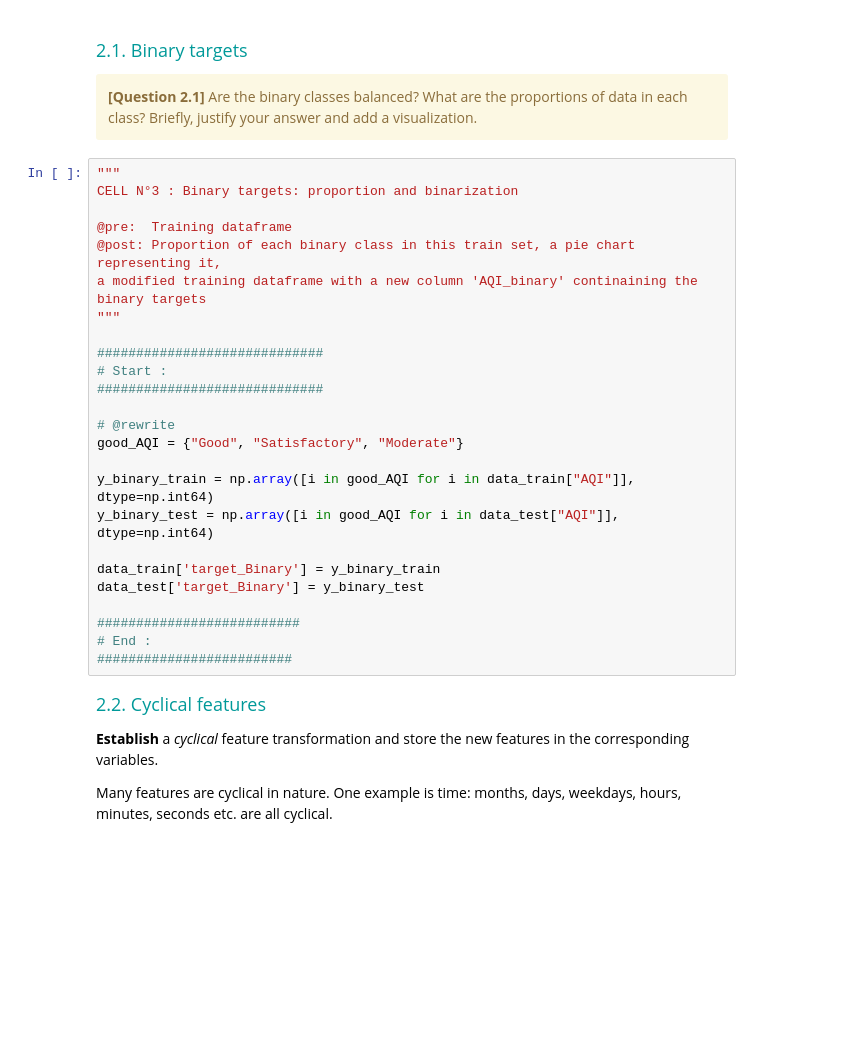
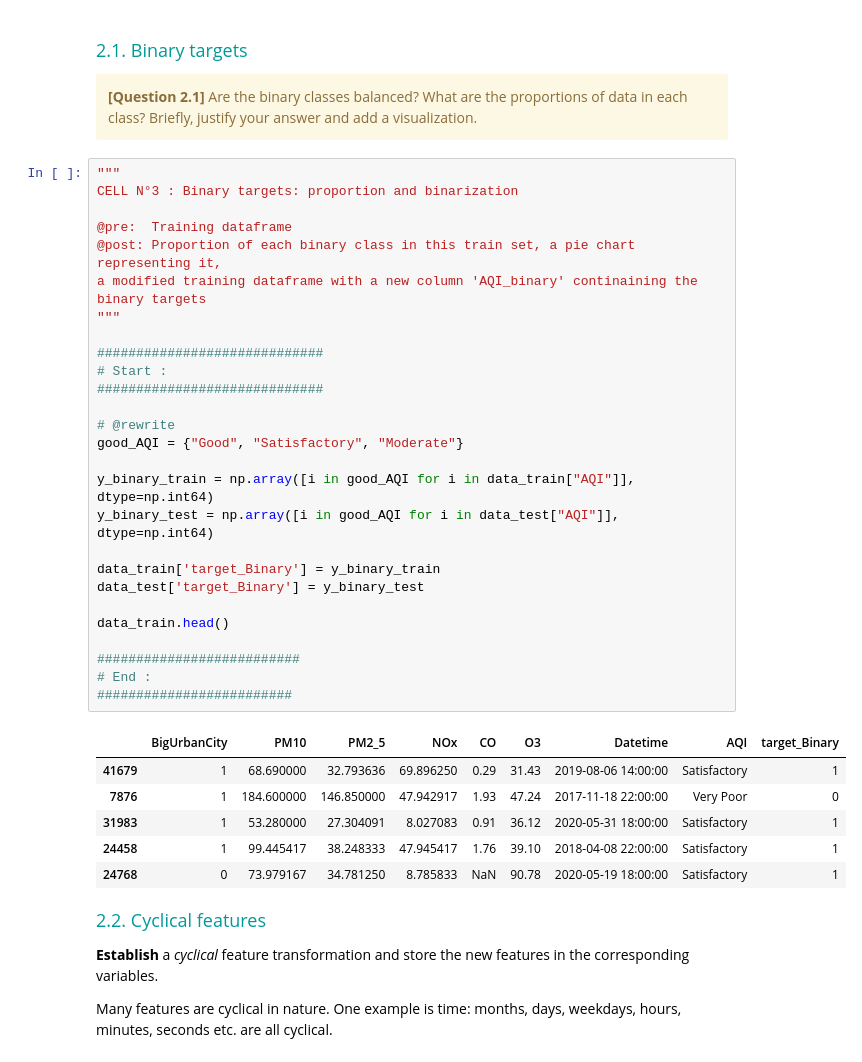
Before and after one commit to Yubokoo/Hackathon-3, a Jupyter notebook: hackathon3_classification/Hackathon03-Classification_Student.ipynb, the cells around one changed output. Cells and saved outputs as stored; diff of their text form; blank space fills up the shorter version.

```diff
--- a/hackathon3_classification/Hackathon03-Classification_Student.ipynb
+++ b/hackathon3_classification/Hackathon03-Classification_Student.ipynb
@@ -245,28 +241,37 @@ We conduct the analysis on the <i>training set</i>, avoiding therefore any model
 # %%
 """
 CELL N°3 : Binary targets: proportion and binarization
 
 @pre:  Training dataframe
 @post: Proportion of each binary class in this train set, a pie chart representing it,
 a modified training dataframe with a new column 'AQI_binary' continaining the binary targets
 """
 
 #############################
 # Start :
 #############################
 
 # @rewrite
 good_AQI = {"Good", "Satisfactory", "Moderate"}
 
 y_binary_train = np.array([i in good_AQI for i in data_train["AQI"]], dtype=np.int64)
 y_binary_test = np.array([i in good_AQI for i in data_test["AQI"]], dtype=np.int64)
 
 data_train['target_Binary'] = y_binary_train
 data_test['target_Binary'] = y_binary_test
 
+data_train.head()
+
 ##########################
 # End :
 #########################
+# %% [output]
+|  | BigUrbanCity | PM10 | PM2_5 | NOx | CO | O3 | Datetime | AQI | target_Binary |
+| 41679 | 1 | 68.690000 | 32.793636 | 69.896250 | 0.29 | 31.43 | 2019-08-06 14:00:00 | Satisfactory | 1 |
+| 7876 | 1 | 184.600000 | 146.850000 | 47.942917 | 1.93 | 47.24 | 2017-11-18 22:00:00 | Very Poor | 0 |
+| 31983 | 1 | 53.280000 | 27.304091 | 8.027083 | 0.91 | 36.12 | 2020-05-31 18:00:00 | Satisfactory | 1 |
+| 24458 | 1 | 99.445417 | 38.248333 | 47.945417 | 1.76 | 39.10 | 2018-04-08 22:00:00 | Satisfactory | 1 |
+| 24768 | 0 | 73.979167 | 34.781250 | 8.785833 | NaN | 90.78 | 2020-05-19 18:00:00 | Satisfactory | 1 |
 # %% [markdown]
 <font size=4 color=#009999> 2.2. Cyclical features </font> <br>
 
```
Also changed, not shown: parts of 8 cells of this notebook.
